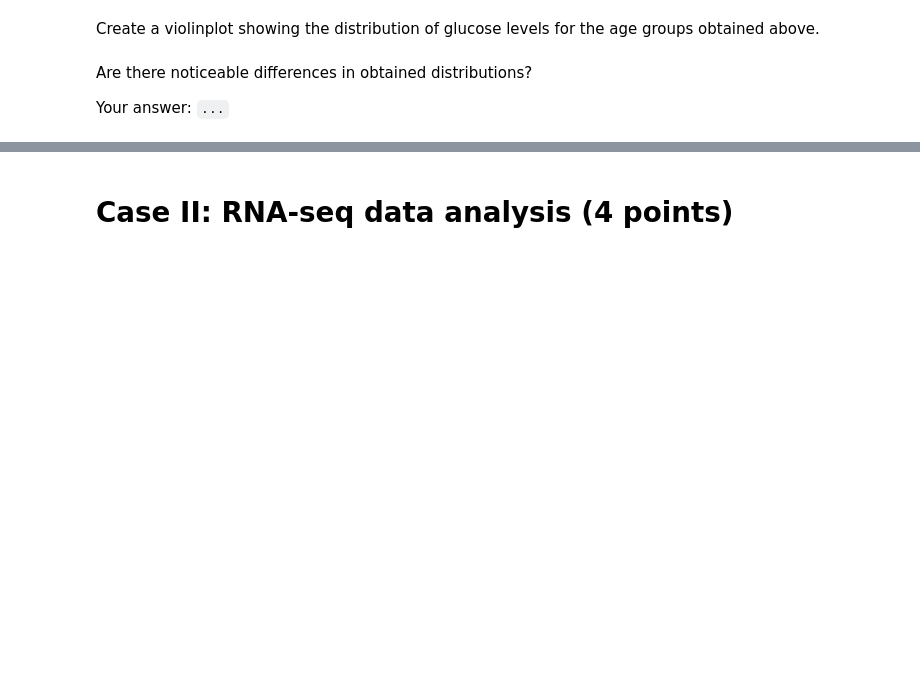
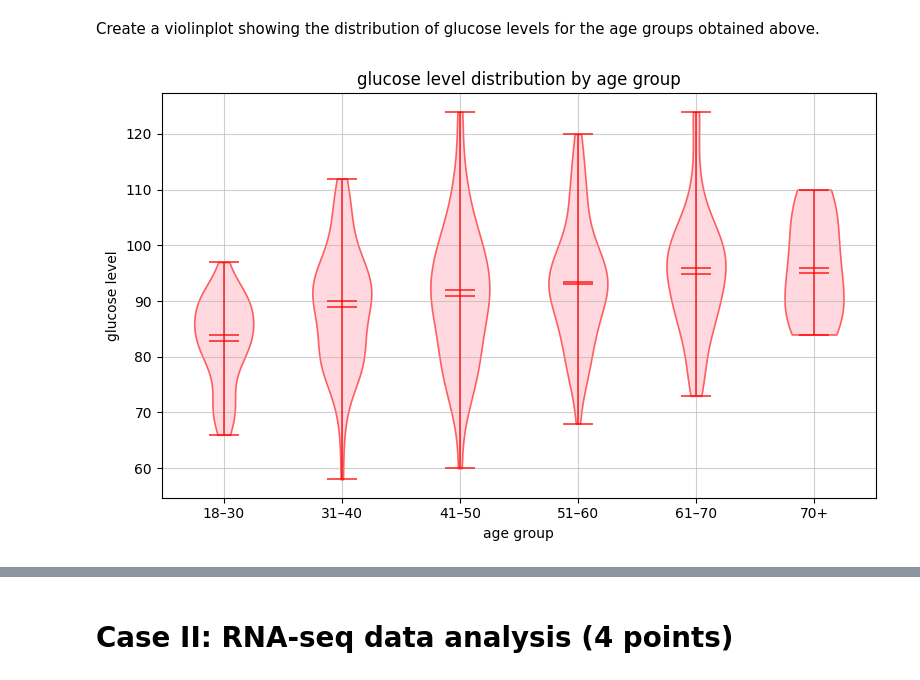
Before and after one commit to vlada-kazantsevaa/homeworks, a Jupyter notebook: Homeworks/hw-1/HW_1_(EDA).ipynb, the cells around one changed output, grey strips where cells are left out. Drawn from its saved outputs; the diff is of its cells as text; code cells hidden in the pictures; blank space fills up the shorter version.

```diff
--- a/Homeworks/hw-1/HW_1_(EDA).ipynb
+++ b/Homeworks/hw-1/HW_1_(EDA).ipynb
@@ -279,8 +342,11 @@ Using the `plt.subplots` method, build histograms for all 10 features from the d
 ## [1] Age Group Analysis
 # %% [markdown]
 Split the `Age` variable into bins, for example, using `pd.cut`. The result should be a new categorical feature (a column in the dataframe) reflecting different age groups (e.g., 18-30, 31-40, 41-50, etc.). Make sure you include all ages (there should be no `NaNs` in the new column).
-# %%
-# You should have both a list with bin boundaries and names for the bins
-bins = ...
-labels = ...
-df['Age_Group'] = pd.cut(...)
+# %%
+bins = [0, 30, 40, 50, 60, 70, 100]
+labels = ['18–30', '31–40', '41–50', '51–60', '61–70', '70+']
+
+df['age_group'] = pd.cut(df['AGE'], bins=bins, labels=labels, include_lowest=True)
+
+print(df[['AGE', 'age_group']].head())
+print('\nNaNs:', df['age_group'].isna().sum()) # verification for NaNs
@@ -291,4 +364,37 @@ Create a violinplot showing the distribution of glucose levels for the age group
-# %% [markdown]
-Are there noticeable differences in obtained distributions?
-
-Your answer: `...`
+# %%
+age_groups = df['age_group'].cat.categories
+data = [df.loc[df['age_group'] == group, 'glu'] for group in age_groups]
+
+fig, ax = plt.subplots(figsize=(8, 5))
+
+parts = ax.violinplot(data, showmeans=True, showextrema=True, showmedians=True)
+
+for pc in parts['bodies']:
+    pc.set_facecolor("pink")
+    pc.set_edgecolor("red")
+    pc.set_linewidth(1.2)
+    pc.set_alpha(0.6)
+
+# following piece of code was created cause i repainted the entire rim red
+for name in ('cmedians', 'cmeans', 'cbars', 'cmins', 'cmaxes'):
+    if name in parts:
+        obj = parts[name]
+        if hasattr(obj, "set_color"):
+            obj.set_color("red")
+        if hasattr(obj, "set_linewidth"):
+            obj.set_linewidth(1.2)
+        if hasattr(obj, "set_alpha"):
+            obj.set_alpha(0.8)
+        if hasattr(obj, "set_zorder"):
+            obj.set_zorder(3)
+
+ax.set_xticks(np.arange(1, len(age_groups) + 1))
+ax.set_xticklabels(age_groups)
+ax.set_xlabel('age group')
+ax.set_ylabel('glucose level')
+ax.set_title('glucose level distribution by age group')
+ax.grid(True, linestyle="-", alpha=0.6)
+plt.tight_layout()
+plt.show()
+# %% [output]
+[figure, added]
```
Also changed, not shown: parts of 11 cells of this notebook.
